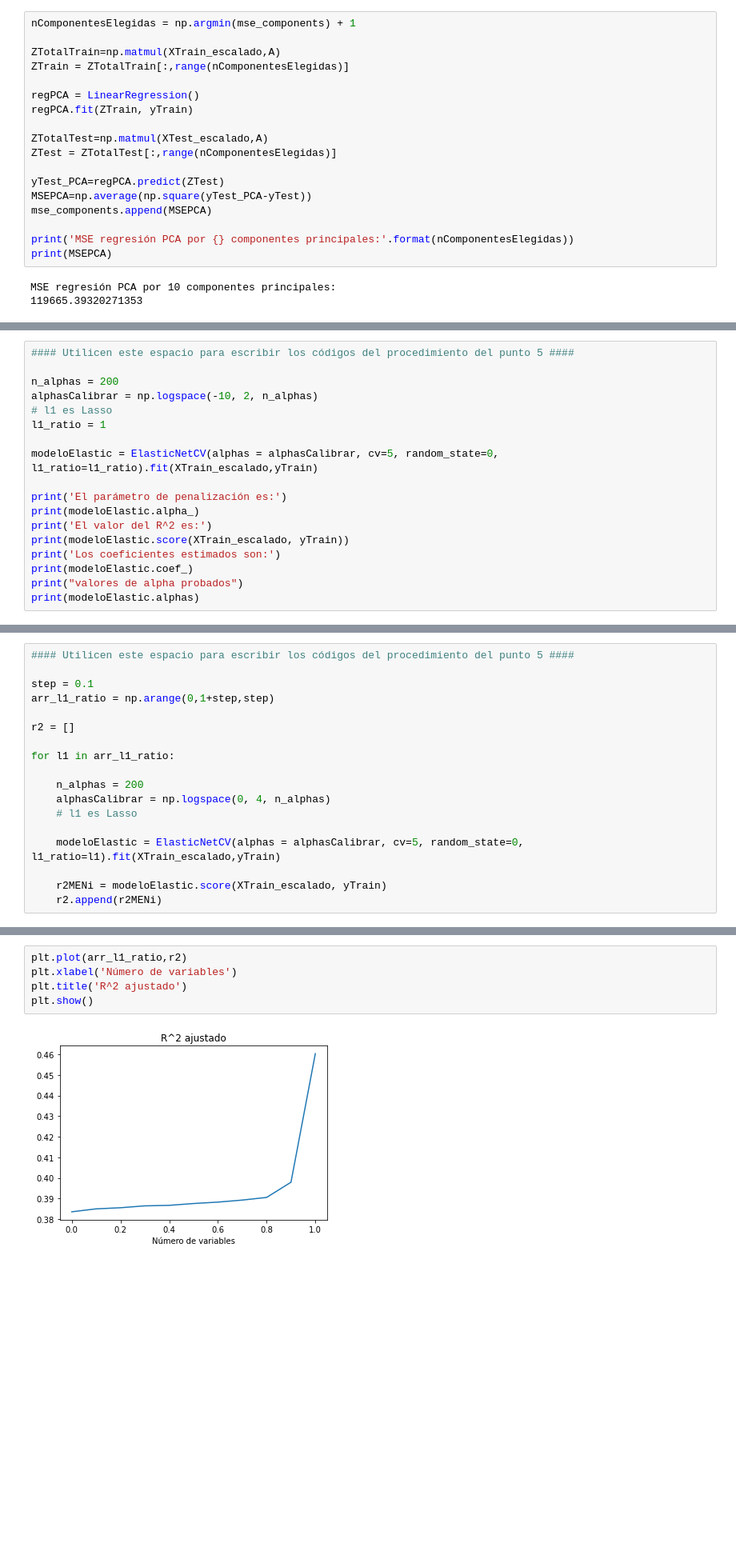
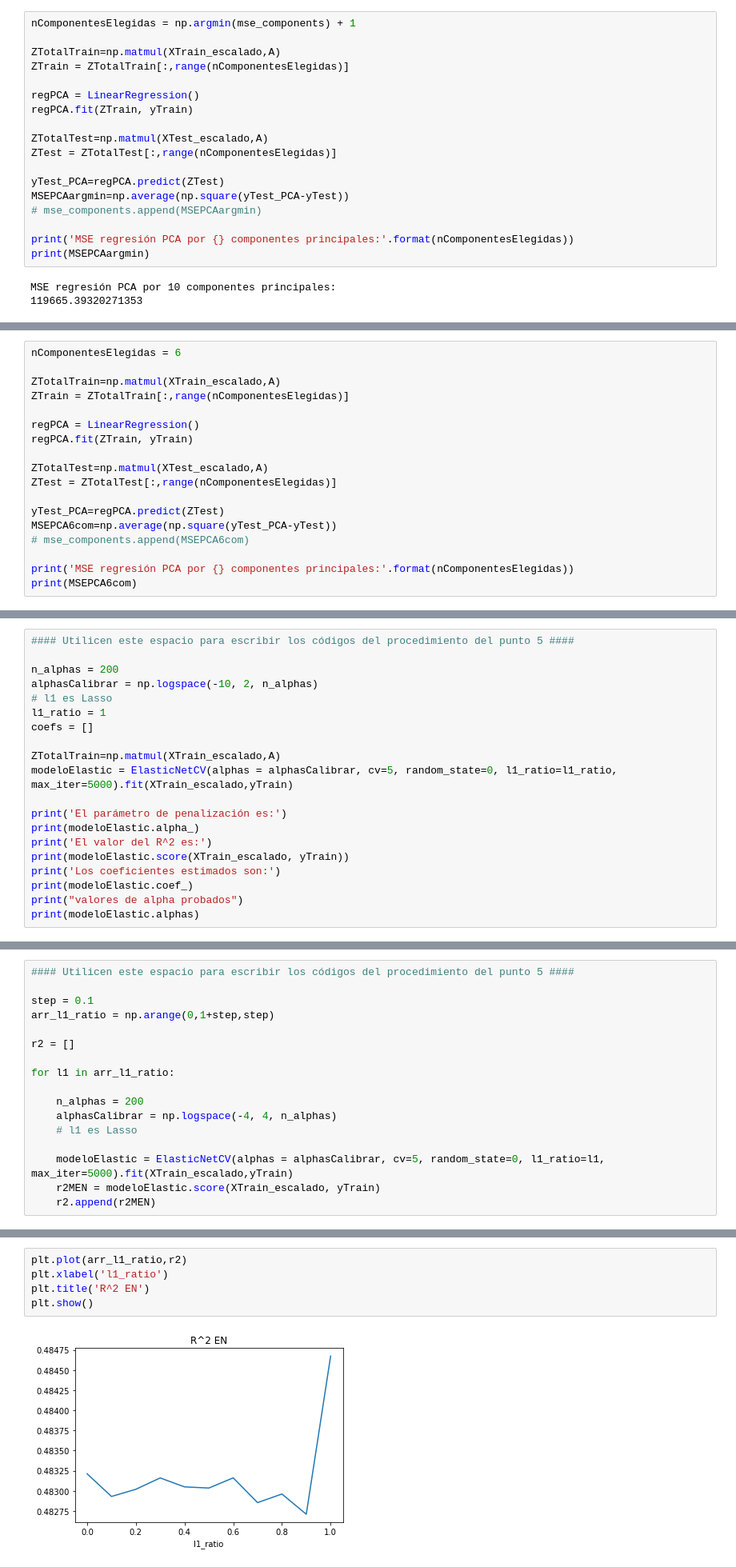
Before and after one commit to paulguz261/MIAD_20231_intro_machine_learning_grupal, a Jupyter notebook: week2/Caso modelos lineales para regresión, muestreo y selección del mejor modelo.ipynb, the cells around one changed output, grey strips where cells are left out. Shown at 80% size. Cells and saved outputs as stored; diff of their text form; blank space fills up the shorter version.

```diff
--- a/week2/Caso modelos lineales para regresión, muestreo y selección del mejor modelo.ipynb
+++ b/week2/Caso modelos lineales para regresión, muestreo y selección del mejor modelo.ipynb
@@ -299,11 +310,11 @@ ZTotalTest=np.matmul(XTest_escalado,A)
 ZTest = ZTotalTest[:,range(nComponentesElegidas)]
 
 yTest_PCA=regPCA.predict(ZTest)
-MSEPCA=np.average(np.square(yTest_PCA-yTest))
-mse_components.append(MSEPCA)
+MSEPCAargmin=np.average(np.square(yTest_PCA-yTest))
+# mse_components.append(MSEPCAargmin)
 
 print('MSE regresión PCA por {} componentes principales:'.format(nComponentesElegidas))
-print(MSEPCA)
+print(MSEPCAargmin)
 # %% [output]
 MSE regresión PCA por 10 componentes principales:
 119665.39320271353
@@ -386,0 +321,18 @@ Evaluación del modelo con 16 variables
+# %%
+nComponentesElegidas = 6
+
+ZTotalTrain=np.matmul(XTrain_escalado,A)
+ZTrain = ZTotalTrain[:,range(nComponentesElegidas)]
+
+regPCA = LinearRegression()
+regPCA.fit(ZTrain, yTrain)
+
+ZTotalTest=np.matmul(XTest_escalado,A)
+ZTest = ZTotalTest[:,range(nComponentesElegidas)]
+
+yTest_PCA=regPCA.predict(ZTest)
+MSEPCA6com=np.average(np.square(yTest_PCA-yTest))
+# mse_components.append(MSEPCA6com)
+
+print('MSE regresión PCA por {} componentes principales:'.format(nComponentesElegidas))
+print(MSEPCA6com)
@@ -511,8 +699,10 @@ n_alphas = 200
 alphasCalibrar = np.logspace(-10, 2, n_alphas)
 # l1 es Lasso
 l1_ratio = 1
+coefs = []
 
-modeloElastic = ElasticNetCV(alphas = alphasCalibrar, cv=5, random_state=0, l1_ratio=l1_ratio).fit(XTrain_escalado,yTrain)
+ZTotalTrain=np.matmul(XTrain_escalado,A)
+modeloElastic = ElasticNetCV(alphas = alphasCalibrar, cv=5, random_state=0, l1_ratio=l1_ratio, max_iter=5000).fit(XTrain_escalado,yTrain)
 
 print('El parámetro de penalización es:')
 print(modeloElastic.alpha_)
@@ -551,10 +741,9 @@ r2 = []
 for l1 in arr_l1_ratio:
 
     n_alphas = 200
-    alphasCalibrar = np.logspace(0, 4, n_alphas)
+    alphasCalibrar = np.logspace(-4, 4, n_alphas)
     # l1 es Lasso
 
-    modeloElastic = ElasticNetCV(alphas = alphasCalibrar, cv=5, random_state=0, l1_ratio=l1).fit(XTrain_escalado,yTrain)
-
-    r2MENi = modeloElastic.score(XTrain_escalado, yTrain)
-    r2.append(r2MENi)
+    modeloElastic = ElasticNetCV(alphas = alphasCalibrar, cv=5, random_state=0, l1_ratio=l1, max_iter=5000).fit(XTrain_escalado,yTrain)
+    r2MEN = modeloElastic.score(XTrain_escalado, yTrain)
+    r2.append(r2MEN)
@@ -561,10 +752,10 @@ for l1 in arr_l1_ratio:
 # %%
 plt.plot(arr_l1_ratio,r2)
-plt.xlabel('Número de variables')
-plt.title('R^2 ajustado')
+plt.xlabel('l1_ratio')
+plt.title('R^2 EN')
 plt.show()
 # %% [output]
-[figure, old version]
+[figure, new version]
 # %%
 coefs = []
 for a in alphasCalibrar:
```
Also changed, not shown: parts of 50 cells of this notebook.
